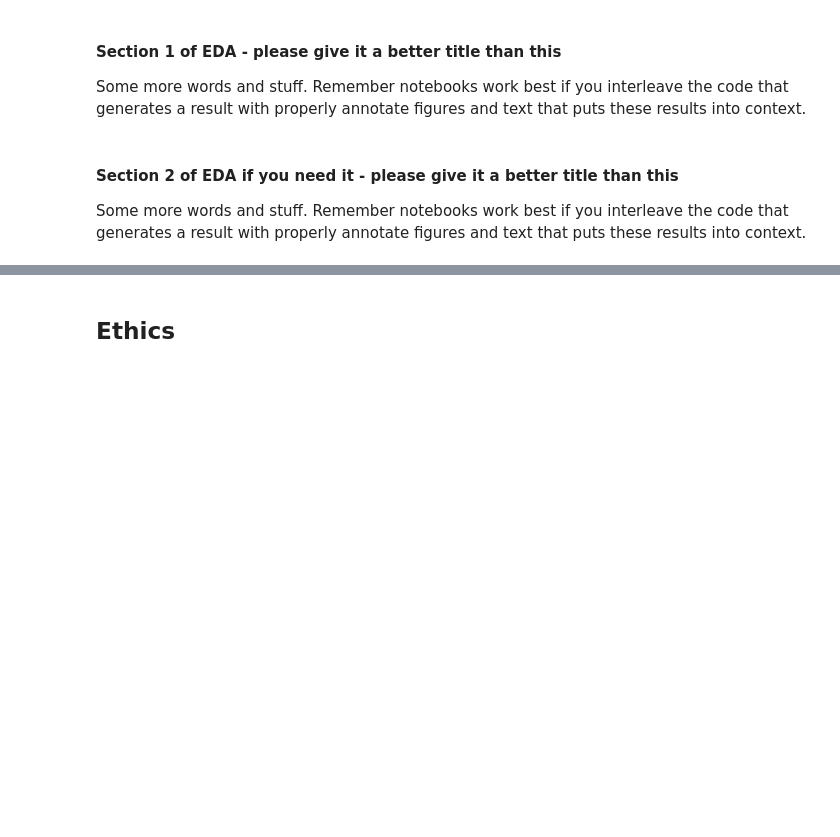
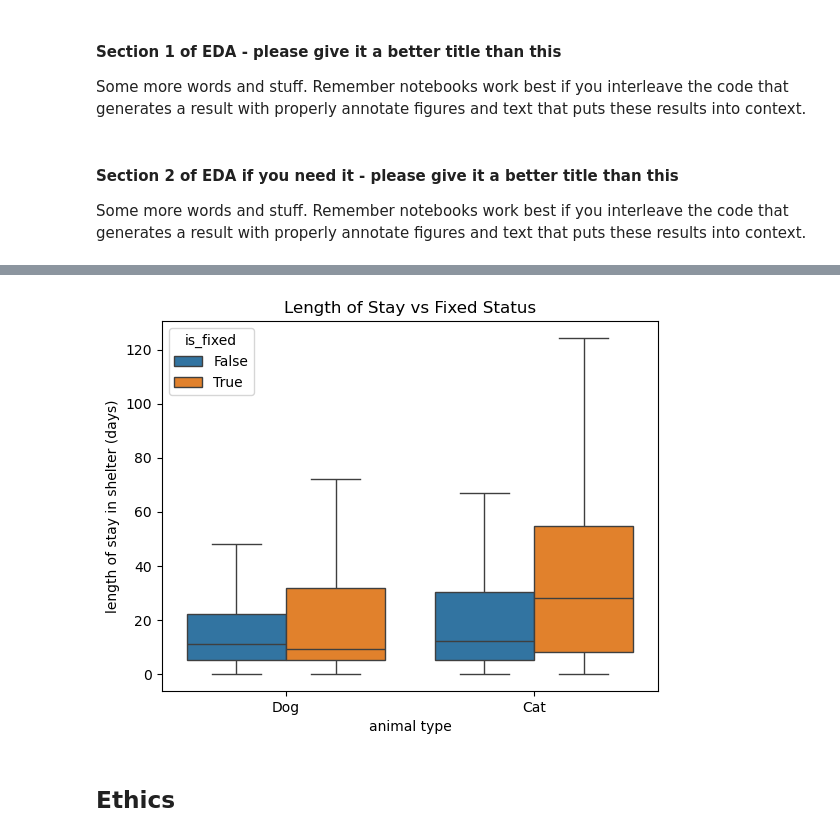
Before and after one commit to COGS108/Group072_WI26, a Jupyter notebook: 02-EDACheckpoint.ipynb, the cells around one changed output, grey strips where cells are left out. Cells and saved outputs as stored; diff of their text form; code cells hidden in the pictures; blank space fills up the shorter version.

```diff
--- a/02-EDACheckpoint.ipynb
+++ b/02-EDACheckpoint.ipynb
@@ -169,3 +237,12 @@ Some more words and stuff.  Remember notebooks work best if you interleave the c
+# %%
+#since this is a no kill shelter, there are lots of large outliers for length of stay so to make this chart readable they are not displayed
+sns.boxplot(data=df_sort, x='outcome_animal_type', y='length_of_stay', hue='is_fixed', showfliers=False)
+plt.title('Length of Stay vs Fixed Status')
+plt.xlabel('animal type')
+plt.ylabel('length of stay in shelter (days)')
+plt.show()
+# %% [output]
+[figure, added]
 # %% [markdown]
 ## Ethics
 # %% [markdown]
```
Also changed, not shown: parts of 7 cells of this notebook.
